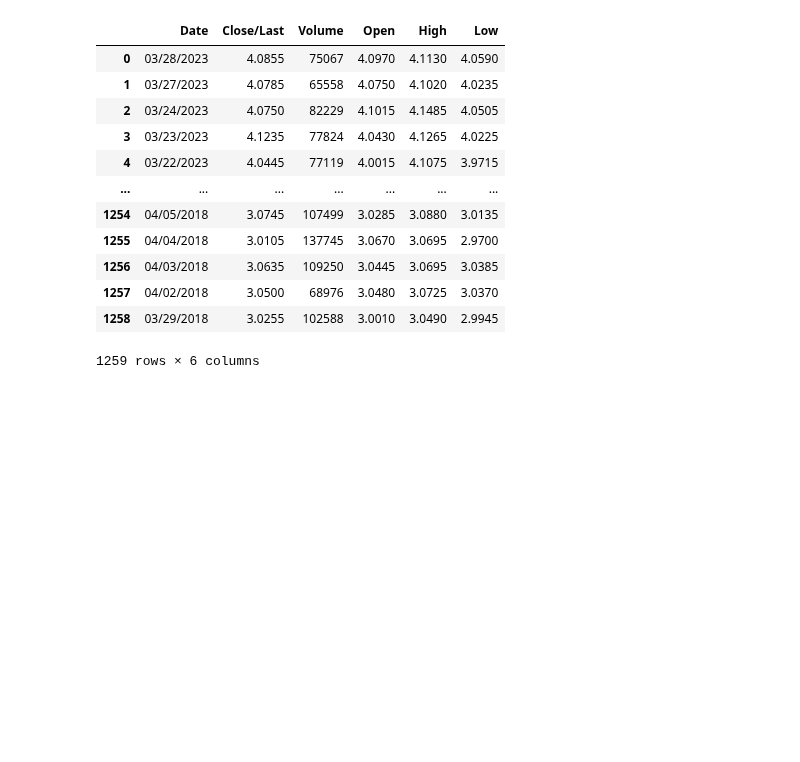
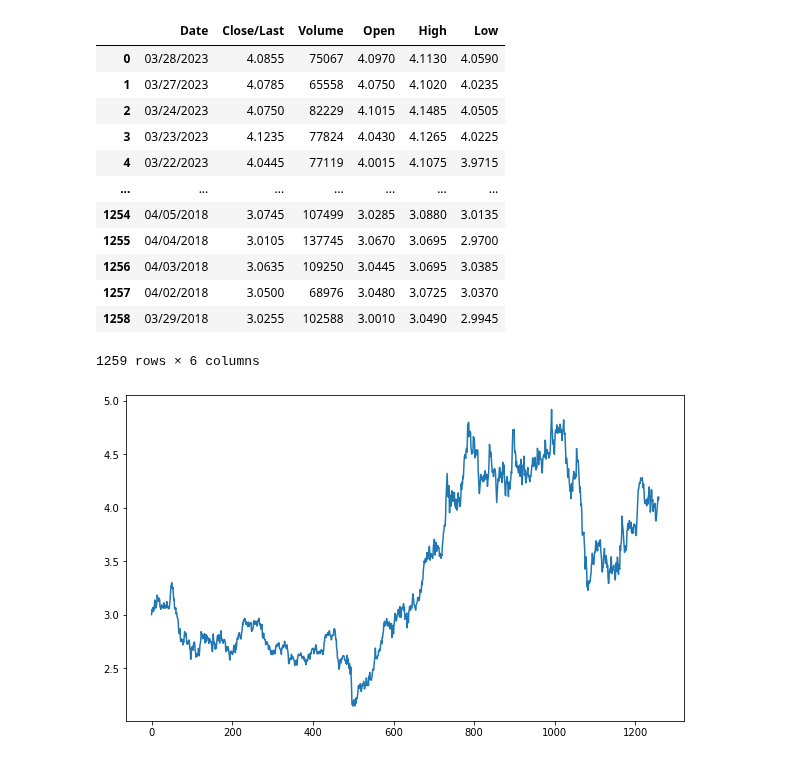
Before and after one commit to Szymex49/NVIDIA_risk_management, a Jupyter notebook: Malec_python.ipynb, the cells around one changed output. Cells and saved outputs as stored; diff of their text form; code cells hidden in the pictures; blank space fills up the shorter version.

```diff
--- a/Malec_python.ipynb
+++ b/Malec_python.ipynb
@@ -20,3 +22,11 @@ copper
 | 1257 | 04/02/2018 | 3.0500 | 68976 | 3.0480 | 3.0725 | 3.0370 |
 | 1258 | 03/29/2018 | 3.0255 | 102588 | 3.0010 | 3.0490 | 2.9945 |
 1259 rows × 6 columns
+# %%
+Y = np.array(copper.Open.values[::-1])
+
+plt.figure(figsize=(10, 6))
+plt.plot(Y)
+plt.show()
+# %% [output]
+[figure, added]
```
Also changed, not shown: parts of 17 cells of this notebook.
